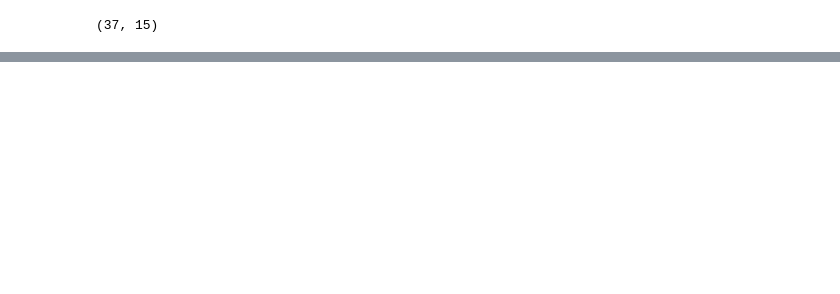
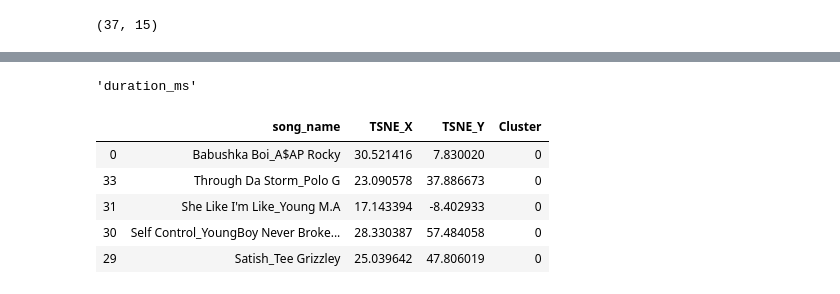
Before and after one commit to malctaylor15/Song_Lyrics_NLP, a Jupyter notebook: notebooks_reshuffle/Overall runthrough.ipynb, the cells around one changed output, grey strips where cells are left out. Saved outputs shown, nothing was run; the diff lists cells and outputs as text; code cells hidden in the pictures; blank space fills up the shorter version.

```diff
--- a/notebooks_reshuffle/Overall runthrough.ipynb
+++ b/notebooks_reshuffle/Overall runthrough.ipynb
@@ -339,0 +483,14 @@ import lightgbm as lgbm
+# %%
+top_attr=coefs_rankings.index[1]
+top_attr
+# %% [output]
+'duration_ms'
+# %%
+tsne_embeds_cluster.head()
+# %% [output]
+|  | song_name | TSNE_X | TSNE_Y | Cluster |
+| 0 | Babushka Boi_A$AP Rocky | 30.521416 | 7.830020 | 0 |
+| 33 | Through Da Storm_Polo G | 23.090578 | 37.886673 | 0 |
+| 31 | She Like I'm Like_Young M.A | 17.143394 | -8.402933 | 0 |
+| 30 | Self Control_YoungBoy Never Broke... | 28.330387 | 57.484058 | 0 |
+| 29 | Satish_Tee Grizzley | 25.039642 | 47.806019 | 0 |
```
Also changed, not shown: parts of 67 cells of this notebook, 46 other files.
